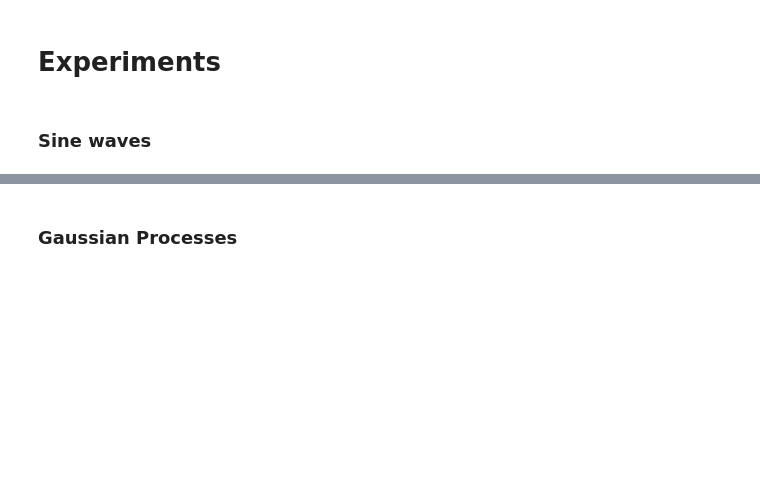
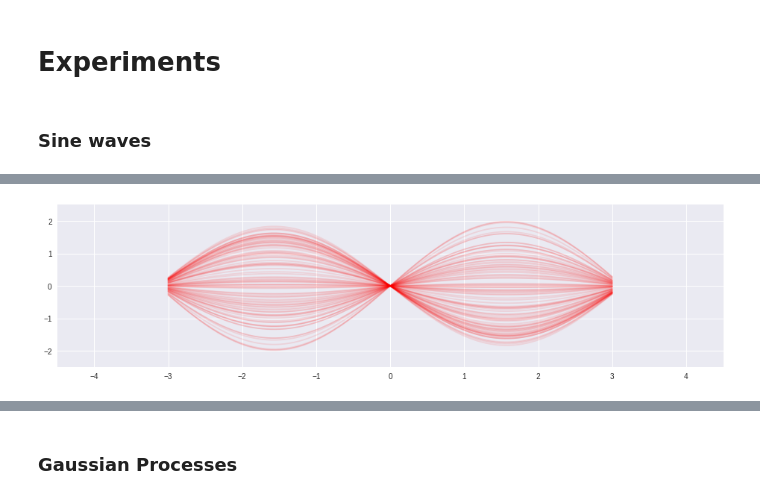
Before and after one commit to JTT94/neural_processes, a Jupyter notebook: notebooks/np.ipynb, the cells around one changed output, grey strips where cells are left out. Drawn from its saved outputs; the diff is of its cells as text; code cells hidden in the pictures; blank space fills up the shorter version.

```diff
--- a/notebooks/np.ipynb
+++ b/notebooks/np.ipynb
@@ -121,0 +246,19 @@ The architecture of CNPs is similar to that of NPs:
+# %%
+#@title Plot Training Datasets (Context and Target)
+n_obs = 5
+n_context = 5
+xs = np.random.uniform(0, 3, n_obs)
+amp = 1
+ys = amp * np.sin(xs)
+num_samples =100 #@param{type:'integer'}
+x_star = np.linspace(-3, 3, 100)
+
+fig, ax = plt.subplots(1, figsize=(16,4))
+for i in range(num_samples):
+    y_temp = train_amp[i]*np.sin(x_star+train_phase[i])
+    ax.plot(x_star, y_temp, c='red', alpha=0.1)
+ax.set_xlim((-4.5, 4.5))
+ax.set_ylim((-2.5, 2.5))
+plt.show()
+# %% [output]
+[figure, added]
```
Also changed, not shown: parts of 33 cells of this notebook.
